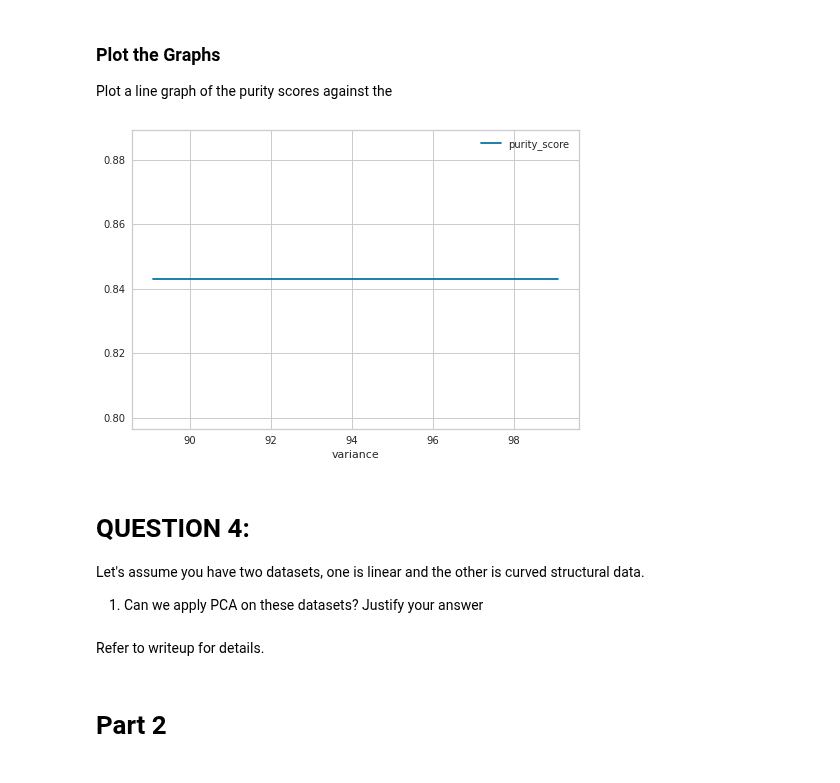
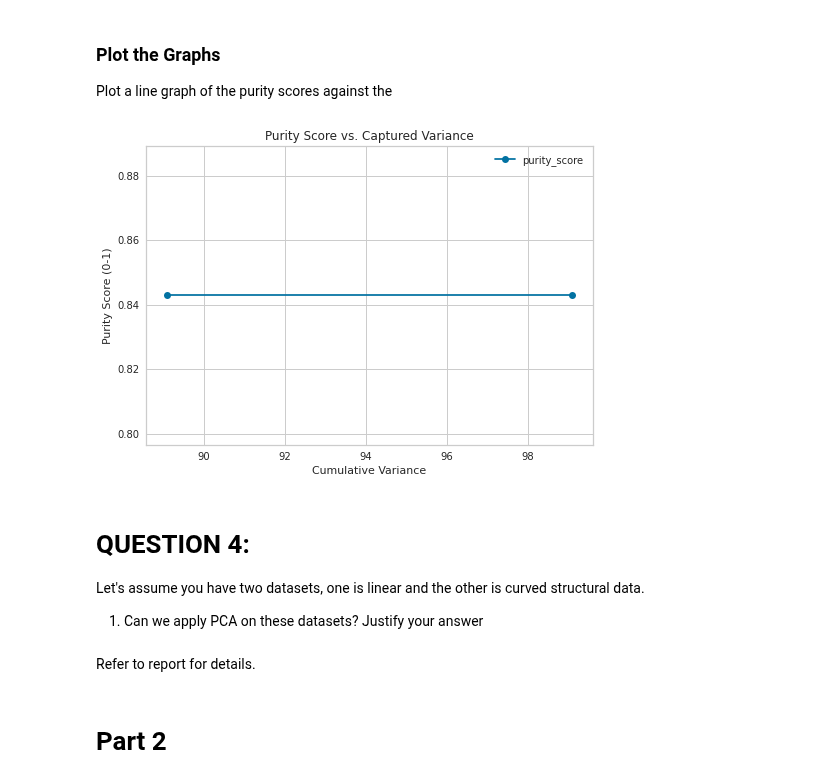
Before and after one commit to bryonbaker/SIT720, a Jupyter notebook: Ass2/SIT720_A2_85031775.ipynb, the cells around one changed output. Cells and saved outputs as stored; diff of their text form; code cells hidden in the pictures.

```diff
--- a/Ass2/SIT720_A2_85031775.ipynb
+++ b/Ass2/SIT720_A2_85031775.ipynb
@@ -374,18 +385,21 @@ Plot a line graph of the purity scores against the
 # %%
 # gca stands for 'get current axis'
 ax = plt.gca()
 
-results_df.plot(kind='line',x='variance',y='purity_score',ax=ax)
+results_df.plot(kind='line',x='variance',y='purity_score',ax=ax, marker='o')
+plt.xlabel("Cumulative Variance")
+plt.ylabel("Purity Score (0-1)")
+plt.title(label="Purity Score vs. Captured Variance", loc="center")
 
 plt.show()
 # %% [output]
-[figure, old version]
+[figure, new version]
 # %% [markdown]
 # QUESTION 4:
 Let's assume you have two datasets, one is linear and the other is curved structural data.
 1. Can we apply PCA on these datasets? Justify your answer
 # %% [markdown]
-Refer to writeup for details.
+Refer to report for details.
 # %% [markdown]
 # Part 2
 # %%
```
Also changed, not shown: parts of 12 cells of this notebook.
